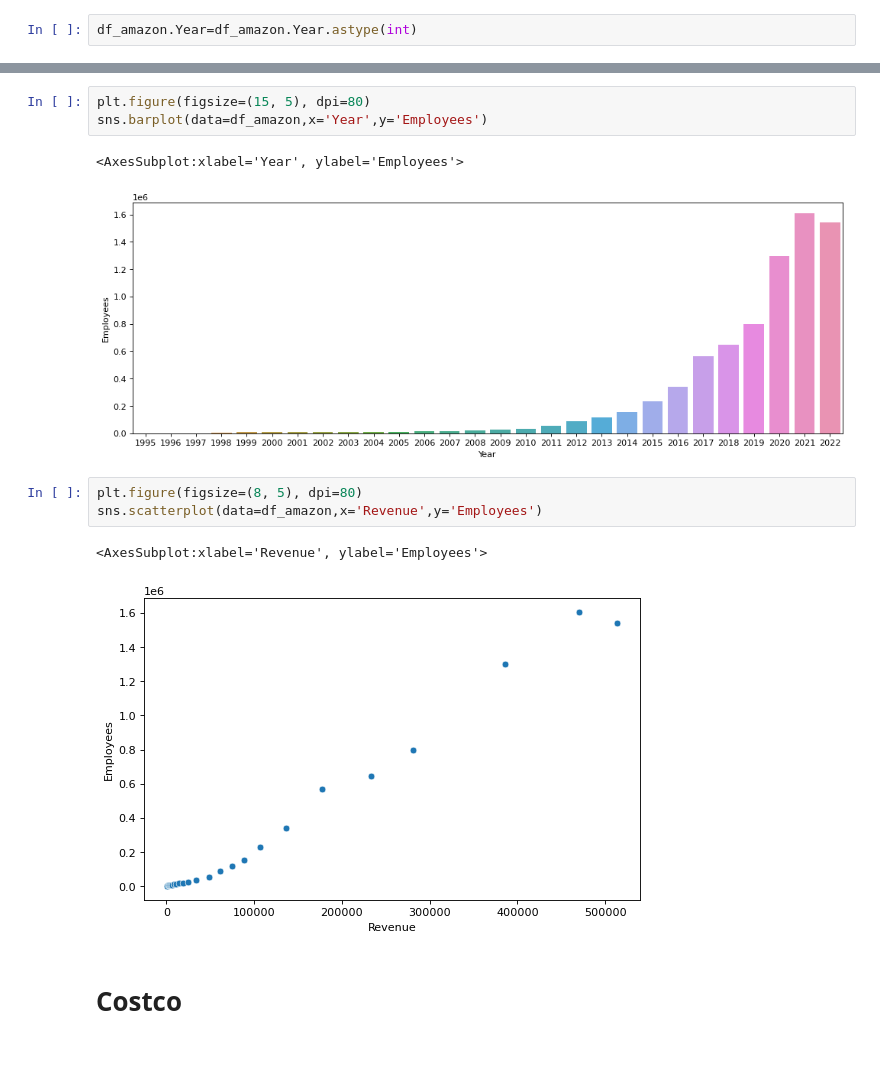
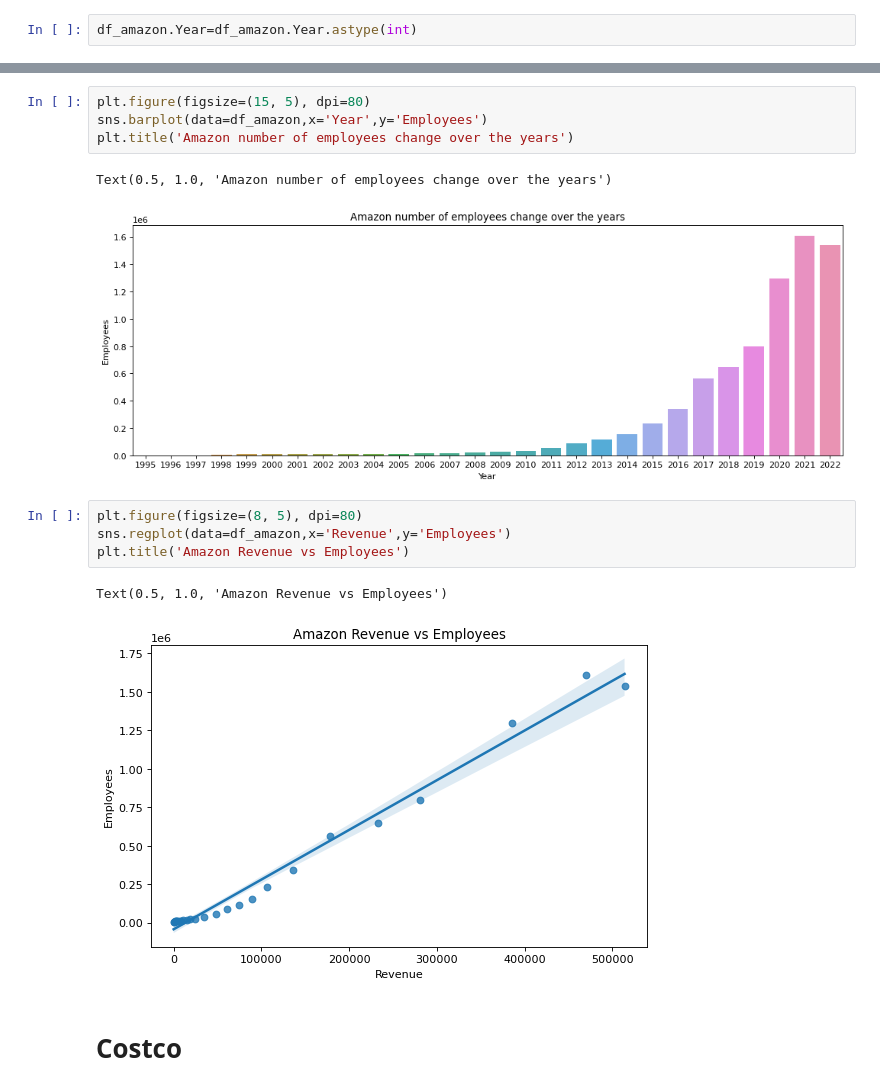
Before and after one commit to aswani848/6830project3, a Jupyter notebook: 6830Project3-1.ipynb, the cells around one changed output, grey strips where cells are left out. Cells and saved outputs as stored; diff of their text form; blank space fills up the shorter version.

```diff
--- a/6830Project3-1.ipynb
+++ b/6830Project3-1.ipynb
@@ -330,15 +270,17 @@ Name: Year, dtype: int64
 # %%
 plt.figure(figsize=(15, 5), dpi=80)
 sns.barplot(data=df_amazon,x='Year',y='Employees')
+plt.title('Amazon number of employees change over the years')
 # %% [output]
-<AxesSubplot:xlabel='Year', ylabel='Employees'>
+Text(0.5, 1.0, 'Amazon number of employees change over the years')
-[figure, old version]
+[figure, new version]
 # %%
 plt.figure(figsize=(8, 5), dpi=80)
-sns.scatterplot(data=df_amazon,x='Revenue',y='Employees')
+sns.regplot(data=df_amazon,x='Revenue',y='Employees')
+plt.title('Amazon Revenue vs Employees')
 # %% [output]
-<AxesSubplot:xlabel='Revenue', ylabel='Employees'>
+Text(0.5, 1.0, 'Amazon Revenue vs Employees')
-[figure, old version]
+[figure, new version]
 # %% [markdown]
 # Costco
 # %%
```
Also changed, not shown: parts of 51 cells of this notebook.
